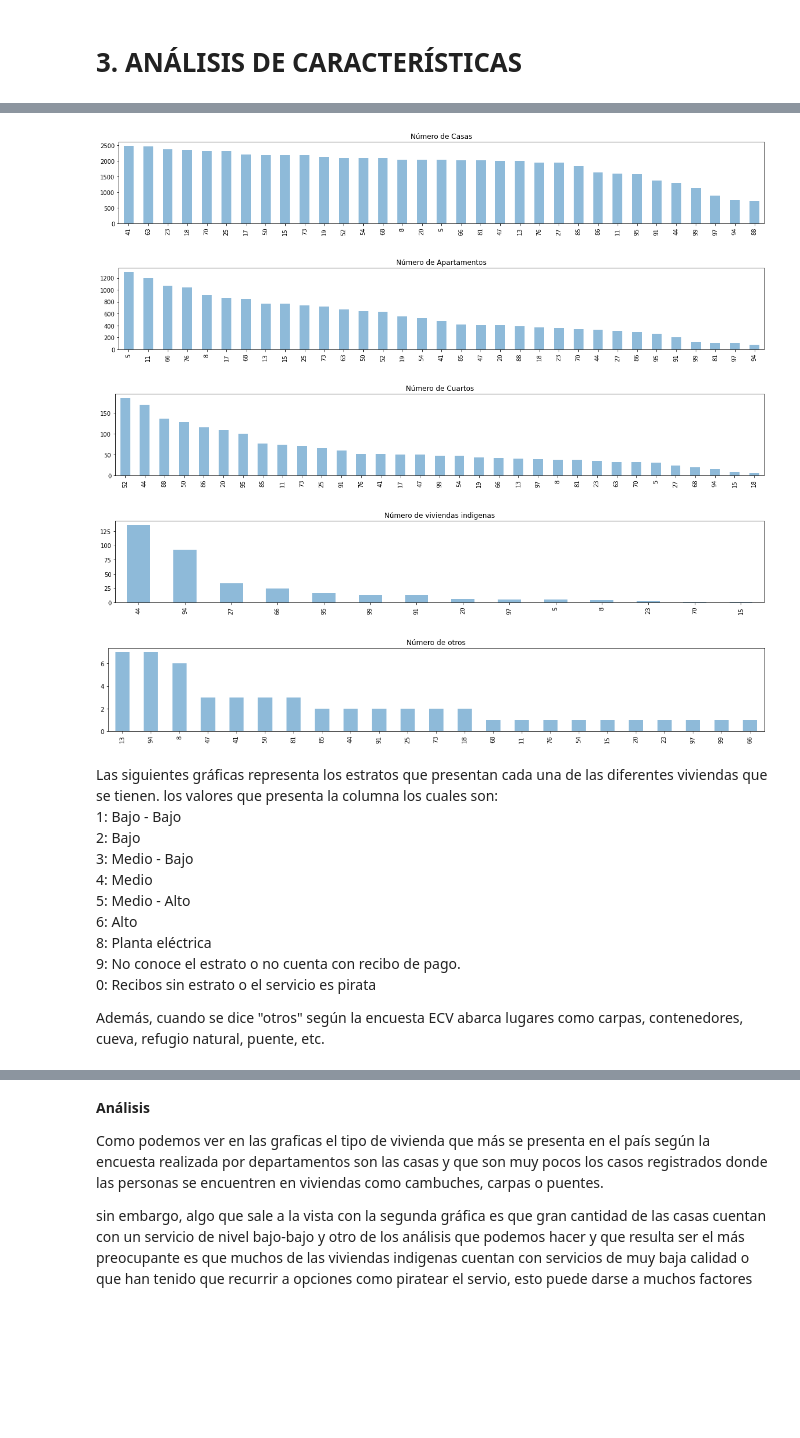
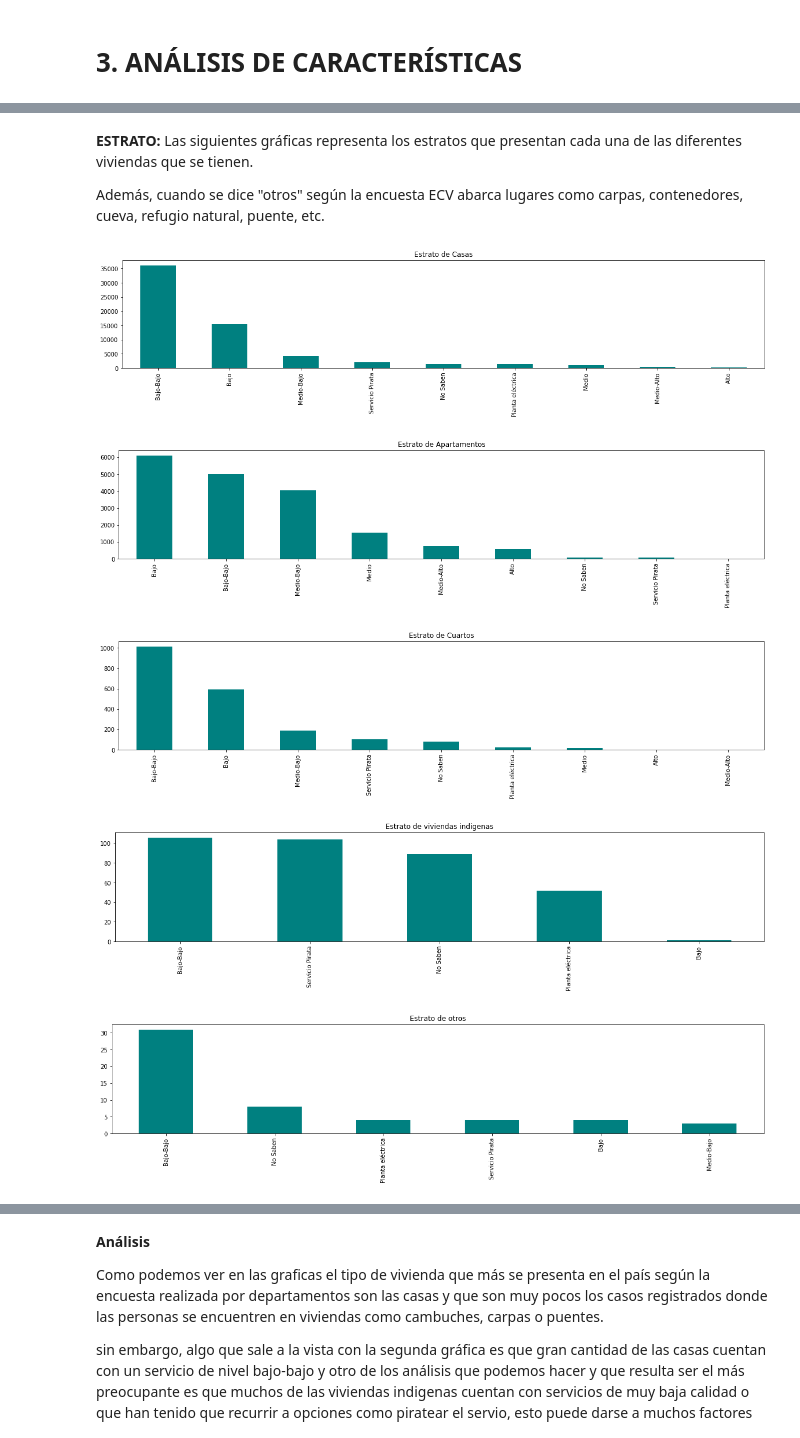
Before and after one commit to ivanrcas/ACV_ai_project, a Jupyter notebook: proyecto/ACV_ai_project.ipynb, the cells around one changed output, grey strips where cells are left out. Cells and saved outputs as stored; diff of their text form; code cells hidden in the pictures; blank space fills up the shorter version.

```diff
--- a/proyecto/ACV_ai_project.ipynb
+++ b/proyecto/ACV_ai_project.ipynb
@@ -163,0 +157,21 @@ En estas primeras gráficas vamos a comprobar el tipo de viviendas que se tienen
+# %%
+#Conversión de valores int del Dpto a string Dpto
+d_graficas = d
+d_graficas['DPTO'].replace(
+to_replace=[5,8,11,13,15,17,18,19,20,23,25,27,41,44,47,50,52,54,63,66,68,70,73,76,81,85,86,88,91,94,95,97,99],
+value=['Antioquia','Atlántico','Bogotá D.C','Bolívar','Boyacá','Caldas','Caquetá','Cauca','Cesar','Cordoba','Cundinamarca','Choco','Huila','La Guajira','Magdalena','Meta','Nariño','Norte de Santander','Quindío','Risaralda','Santander','Sucre','Tolima','Valle del cauca','Arauca','Casanare','Putumayo','San Andrés','Amazonas','Guainía','Guaviare','Vaupés','Vichada'],
+inplace=True
+)
+# %%
+C=["Cantidad de Casas","Cantidad de Apartamentos","Cantidad de Cuartos","Cantidad de viviendas indigenas","Otros"]
+n=1
+nums = [0, 1, 2, 3, 4]
+for i in nums:
+    fig=plt.figure(figsize=(20,20))
+    plt.subplot(5,1,i+1)
+    plt.title(C[i])
+    #P1070 = Tipo de Vivienda
+    d_graficas.DPTO[d_graficas.P1070==n].value_counts().plot(kind='bar')
+    n=n+1
+    print("\n")
+    plt.show()
@@ -164,32 +184,31 @@ En estas primeras gráficas vamos a comprobar el tipo de viviendas que se tienen
+# %% [markdown]
+**ESTRATO:** Las siguientes gráficas representa los estratos que presentan cada una de las diferentes viviendas que se tienen.
+
+Además, cuando se dice "otros" según la encuesta ECV abarca lugares como carpas, contenedores, cueva, refugio natural, puente, etc.
+# %%
+#Conversión de valores int del Estrato a string Estrato.
+d_graficas = d
+#P8520S1A1: columna que corresponde a Estrato.
+d_graficas['P8520S1A1'].replace(
+to_replace=['1','2','3','4','5','6','8','9','0'],
+value=['Bajo-Bajo', 'Bajo', 'Medio-Bajo', 'Medio', 'Medio-Alto', 'Alto', 'Planta eléctrica', 'No Saben', 'Servicio Pirata'],
+inplace=True
+)
 # %%
-C=["Número de Casas","Número de Apartamentos","Número de Cuartos","Número de viviendas indigenas","Número de otros"]
+C=["Estrato de Casas","Estrato de Apartamentos","Estrato de Cuartos","Estrato de viviendas indigenas","Estrato de otros"]
 n=1
 nums = [0, 1, 2, 3, 4]
-#cuando se dice "otros" según la encuesta abarca lugares como carpas, contenedores, cueva, refugio natural, puente, etc.
 for i in nums:
-    fig=plt.figure(figsize=(20,15))
+    fig=plt.figure(figsize=(20,20))
     plt.subplot(5,1,i+1)
     plt.title(C[i])
-    d.DPTO[d.Tipo_vivienda==n].value_counts().plot(kind='bar', alpha=0.5)
+    d_graficas.P8520S1A1[d_graficas.P1070==n].value_counts().plot(kind='bar',color='teal')
     n=n+1
+    print("\n")
     plt.show()
 # %% [output]
-[figure, old version]
+[figure, new version]
-[figure, old version]
+[figure, new version]
-[figure, old version]
+[figure, new version]
-[figure, old version]
+[figure, new version]
-[figure, old version]
+[figure, new version]
-# %% [markdown]
-Las siguientes gráficas representa los estratos que presentan cada una de las diferentes viviendas que se tienen.
-los valores que presenta la columna los cuales son:<br>
-1: Bajo - Bajo <br>
-2: Bajo <br>
-3: Medio - Bajo <br>
-4: Medio <br>
-5: Medio - Alto <br>
-6: Alto <br>
-8: Planta eléctrica <br>
-9: No conoce el estrato o no cuenta con recibo de pago. <br>
-0: Recibos sin estrato o el servicio es pirata <br>
-
-Además, cuando se dice "otros" según la encuesta ECV abarca lugares como carpas, contenedores, cueva, refugio natural, puente, etc.
```
Also changed, not shown: parts of 14 cells of this notebook.
